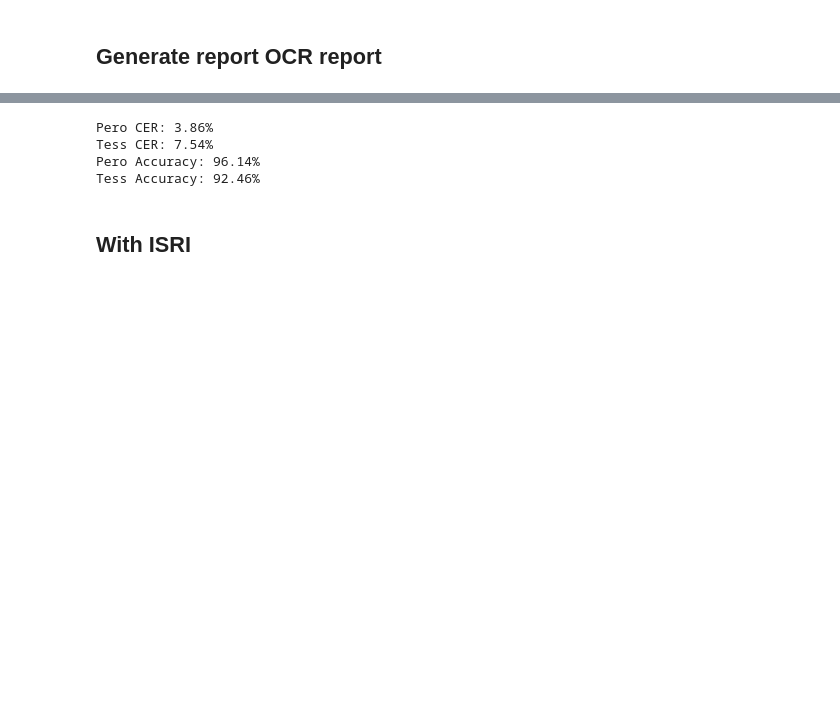
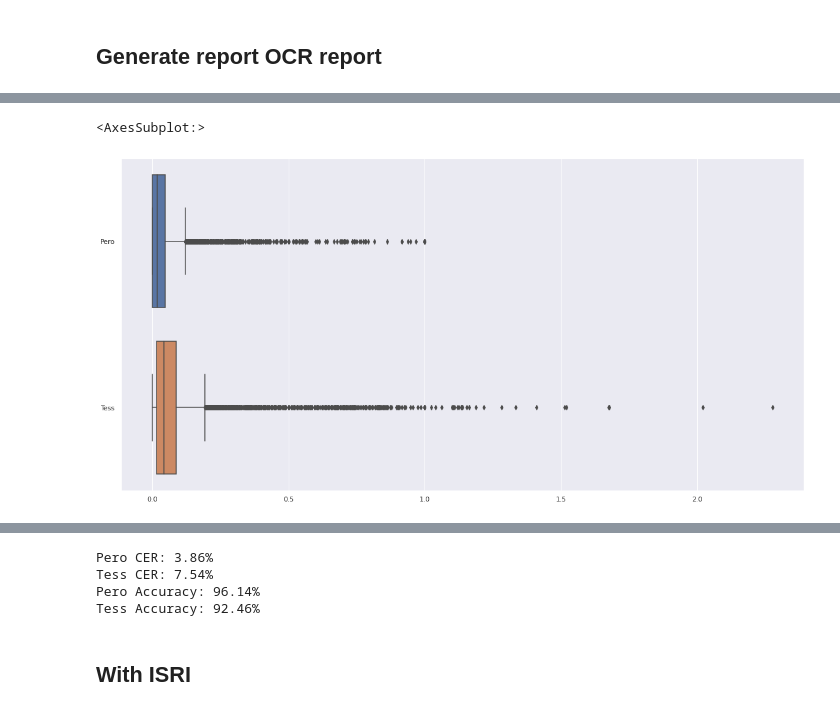
Before and after one commit to soduco/paper-ner-bench-das22, a Jupyter notebook: src/ocr/80-prepare_dataset_ocr_text_files.ipynb, the cells around one changed output, grey strips where cells are left out. Drawn from its saved outputs; the diff is of its cells as text; code cells hidden in the pictures; blank space fills up the shorter version.

```diff
--- a/src/ocr/80-prepare_dataset_ocr_text_files.ipynb
+++ b/src/ocr/80-prepare_dataset_ocr_text_files.ipynb
@@ -87,0 +112,6 @@ sns.boxplot(data = errors)
+# %%
+fig, ax = plt.subplots(figsize=(20,10))
+sns.boxplot(data=errors, orient='h', ax=ax)
+# %% [output]
+<AxesSubplot:>
+[figure, added]
```
Also changed, not shown: parts of 8 cells of this notebook.
